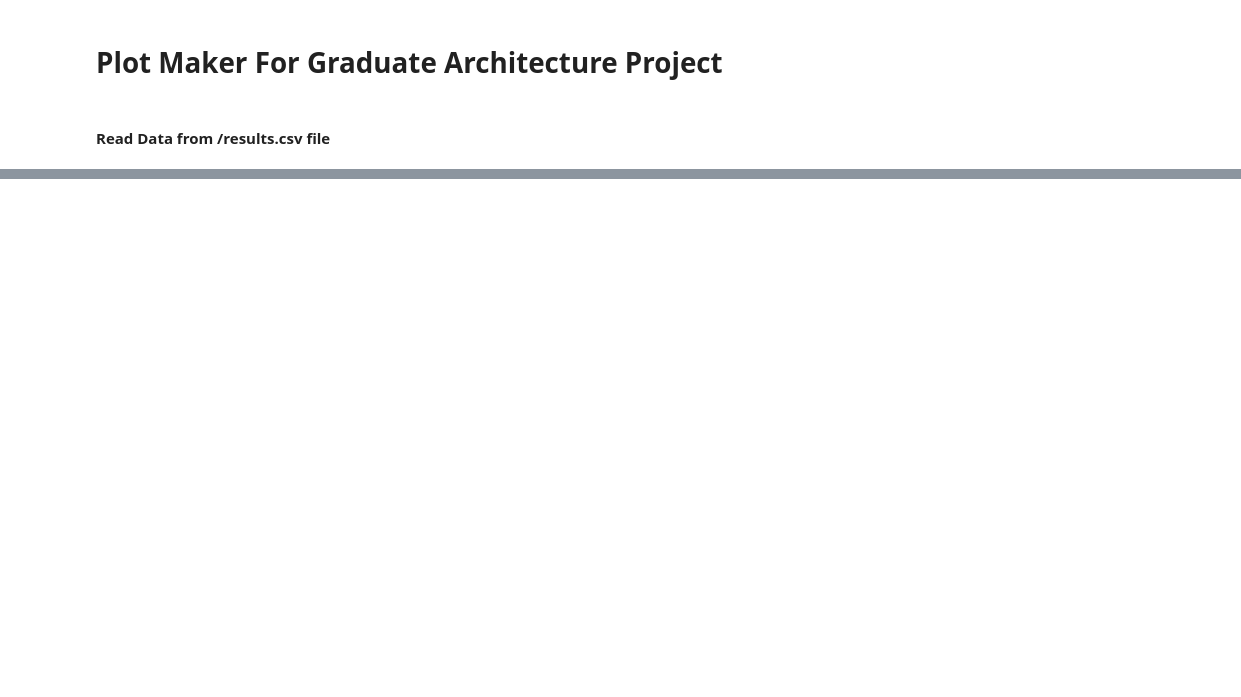
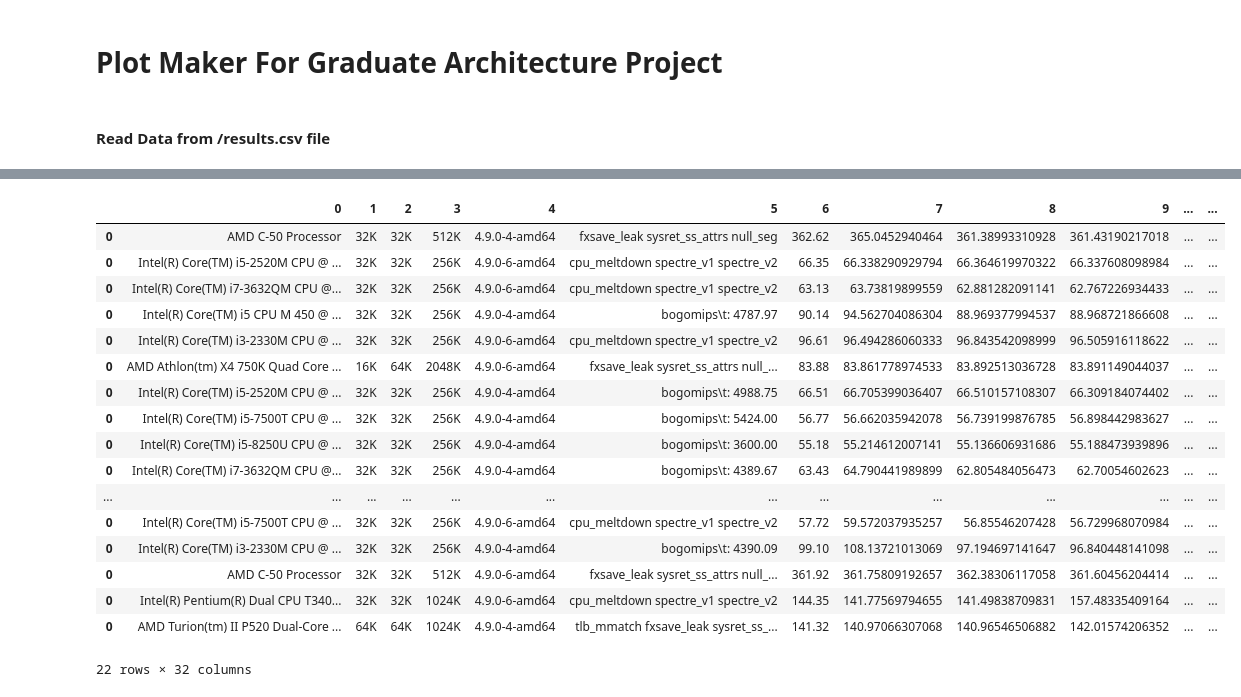
Before and after one commit to RyanKarl/grad_arch_project, a Jupyter notebook: plots/plot_maker.ipynb, the cells around one changed output, grey strips where cells are left out. Saved outputs shown, nothing was run; the diff lists cells and outputs as text; code cells hidden in the pictures; blank space fills up the shorter version.

Commit message:
get scraper mostly functional

```diff
--- a/plots/plot_maker.ipynb
+++ b/plots/plot_maker.ipynb
@@ -26,0 +35,13 @@ results_DF
+# %%
+tests = [10015,10244,12948,14077,14857,18323,19340,20361,21364,21418,22108,2483,25621,25666,25719,26448,27330,27628,29766,31336,496,5649]
+# %%
+# results_scraper.pull_test(str(tests[0]))
+# df1 = pd.DataFrame(results_scraper.pull_test(str(tests[0]))
+df1 = pd.DataFrame()
+for test in tests:
+#     print(np.array(results_scraper.pull_test(str(test)),dtype=object))
+    data = pd.DataFrame(results_scraper.pull_test(str(test)))
+    data = data.transpose()
+    df1 = df1.append(data)
+    print(data)
+#     df1
@@ -26,0 +66,21 @@ results_DF
+# %%
+df1
+# %% [output]
+|  | 0 | 1 | 2 | 3 | 4 | 5 | 6 | 7 | 8 | 9 | ... | ... |
+| 0 | AMD C-50 Processor | 32K | 32K | 512K | 4.9.0-4-amd64 | fxsave_leak sysret_ss_attrs null_seg | 362.62 | 365.0452940464 | 361.38993310928 | 361.43190217018 | ... | ... |
+| 0 | Intel(R) Core(TM) i5-2520M CPU @ ... | 32K | 32K | 256K | 4.9.0-6-amd64 | cpu_meltdown spectre_v1 spectre_v2 | 66.35 | 66.338290929794 | 66.364619970322 | 66.337608098984 | ... | ... |
+| 0 | Intel(R) Core(TM) i7-3632QM CPU @... | 32K | 32K | 256K | 4.9.0-6-amd64 | cpu_meltdown spectre_v1 spectre_v2 | 63.13 | 63.73819899559 | 62.881282091141 | 62.767226934433 | ... | ... |
+| 0 | Intel(R) Core(TM) i5 CPU M 450 @ ... | 32K | 32K | 256K | 4.9.0-4-amd64 | bogomips\t: 4787.97 | 90.14 | 94.562704086304 | 88.969377994537 | 88.968721866608 | ... | ... |
+| 0 | Intel(R) Core(TM) i3-2330M CPU @ ... | 32K | 32K | 256K | 4.9.0-6-amd64 | cpu_meltdown spectre_v1 spectre_v2 | 96.61 | 96.494286060333 | 96.843542098999 | 96.505916118622 | ... | ... |
+| 0 | AMD Athlon(tm) X4 750K Quad Core ... | 16K | 64K | 2048K | 4.9.0-6-amd64 | fxsave_leak sysret_ss_attrs null_... | 83.88 | 83.861778974533 | 83.892513036728 | 83.891149044037 | ... | ... |
+| 0 | Intel(R) Core(TM) i5-2520M CPU @ ... | 32K | 32K | 256K | 4.9.0-4-amd64 | bogomips\t: 4988.75 | 66.51 | 66.705399036407 | 66.510157108307 | 66.309184074402 | ... | ... |
+| 0 | Intel(R) Core(TM) i5-7500T CPU @ ... | 32K | 32K | 256K | 4.9.0-4-amd64 | bogomips\t: 5424.00 | 56.77 | 56.662035942078 | 56.739199876785 | 56.898442983627 | ... | ... |
+| 0 | Intel(R) Core(TM) i5-8250U CPU @ ... | 32K | 32K | 256K | 4.9.0-4-amd64 | bogomips\t: 3600.00 | 55.18 | 55.214612007141 | 55.136606931686 | 55.188473939896 | ... | ... |
+| 0 | Intel(R) Core(TM) i7-3632QM CPU @... | 32K | 32K | 256K | 4.9.0-4-amd64 | bogomips\t: 4389.67 | 63.43 | 64.790441989899 | 62.805484056473 | 62.70054602623 | ... | ... |
+| ... | ... | ... | ... | ... | ... | ... | ... | ... | ... | ... | ... | ... |
+| 0 | Intel(R) Core(TM) i5-7500T CPU @ ... | 32K | 32K | 256K | 4.9.0-6-amd64 | cpu_meltdown spectre_v1 spectre_v2 | 57.72 | 59.572037935257 | 56.85546207428 | 56.729968070984 | ... | ... |
+| 0 | Intel(R) Core(TM) i3-2330M CPU @ ... | 32K | 32K | 256K | 4.9.0-4-amd64 | bogomips\t: 4390.09 | 99.10 | 108.13721013069 | 97.194697141647 | 96.840448141098 | ... | ... |
+| 0 | AMD C-50 Processor | 32K | 32K | 512K | 4.9.0-6-amd64 | fxsave_leak sysret_ss_attrs null_... | 361.92 | 361.75809192657 | 362.38306117058 | 361.60456204414 | ... | ... |
+| 0 | Intel(R) Pentium(R) Dual CPU T340... | 32K | 32K | 1024K | 4.9.0-6-amd64 | cpu_meltdown spectre_v1 spectre_v2 | 144.35 | 141.77569794655 | 141.49838709831 | 157.48335409164 | ... | ... |
+| 0 | AMD Turion(tm) II P520 Dual-Core ... | 64K | 64K | 1024K | 4.9.0-4-amd64 | tlb_mmatch fxsave_leak sysret_ss_... | 141.32 | 140.97066307068 | 140.96546506882 | 142.01574206352 | ... | ... |
+22 rows × 32 columns
```
Also changed, not shown: parts of 3 cells of this notebook, 1 other file.
